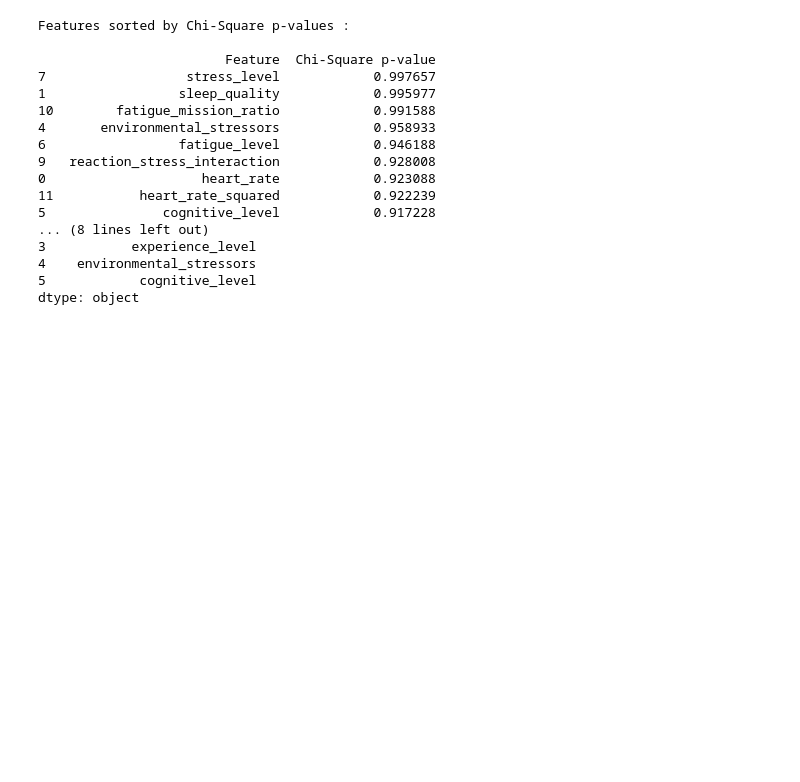
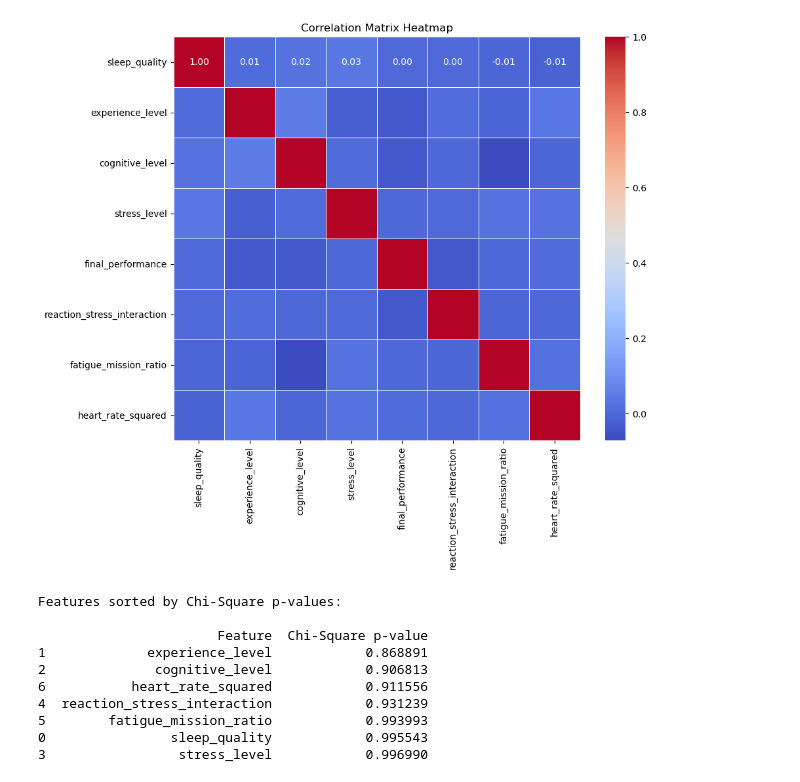
Before and after one commit to irdinaaase/human_fighter_pilot, a Jupyter notebook: chi_square_feature_selection/pilot_jet_fighter_diff_feature_engineering_2.ipynb, the cells around one changed output. Saved outputs shown, nothing was run; the diff lists cells and outputs as text; code cells hidden in the pictures; blank space fills up the shorter version.

```diff
--- a/chi_square_feature_selection/pilot_jet_fighter_diff_feature_engineering_2.ipynb
+++ b/chi_square_feature_selection/pilot_jet_fighter_diff_feature_engineering_2.ipynb
@@ -17,6 +30,9 @@ df.fillna(df.median(), inplace=True)
 df['reaction_stress_interaction'] = df['time_reaction'] * df['environmental_stressors']
 df['fatigue_mission_ratio'] = df['fatigue_level'] / (df['mission_complexity'] + 1)
 df['heart_rate_squared'] = df['heart_rate'] ** 2
+
+# Remove the used current features to avoid multicollinearity
+df.drop(columns=['time_reaction', 'environmental_stressors', 'fatigue_level', 'mission_complexity', 'heart_rate'], inplace=True)
 
 # Reclassify 'final_performance' into three categories
 def classify_performance(value):
@@ -28,10 +44,26 @@ def classify_performance(value):
         return 2  # Expert
 
 df['final_performance'] = df['final_performance'].apply(classify_performance)
+# %%
+import seaborn as sns
+import matplotlib.pyplot as plt
+
+# Compute the correlation matrix
+corr_matrix = df.corr()
+
+# Plot the heatmap
+plt.figure(figsize=(10, 8))
+sns.heatmap(corr_matrix, annot=True, cmap='coolwarm', fmt=".2f", linewidths=0.5)
+plt.title("Correlation Matrix Heatmap")
+plt.show()
+# %% [output]
+[figure, added]
 # %%
 # Use the cleaned data (data_cleaned) for Chi-Square test
 from sklearn.feature_selection import SelectKBest, chi2
 from sklearn.preprocessing import MinMaxScaler
+import pandas as pd
+import numpy as np
 from scipy import stats
 
 X = df.drop(columns=['final_performance'])  # Correct column name
@@ -60,33 +92,22 @@ p_values_df = pd.DataFrame({
 })
 
 # Sort the features by p-value (ascending order)
-p_values_df_sorted = p_values_df.sort_values(by='Chi-Square p-value', ascending=False)
+p_values_df_sorted = p_values_df.sort_values(by='Chi-Square p-value', ascending=True)
 
 # Print the sorted features by their Chi-Square p-value
-print("\nFeatures sorted by Chi-Square p-values :\n")
+print("\nFeatures sorted by Chi-Square p-values:\n")
 print(p_values_df_sorted)
-
-# Display the selected features based on Chi-Square test
-selected_features = pd.Series(X.columns[chi2_selector.get_support()]).head(6)
-print(f"\nSelected features based on Chi-Square test:\n {selected_features} ")
 # %% [output]
-Features sorted by Chi-Square p-values :
+Features sorted by Chi-Square p-values:
 
-                        Feature  Chi-Square p-value
-7                  stress_level            0.997657
-1                 sleep_quality            0.995977
-10        fatigue_mission_ratio            0.991588
-4       environmental_stressors            0.958933
-6                 fatigue_level            0.946188
-9   reaction_stress_interaction            0.928008
-0                    heart_rate            0.923088
-11           heart_rate_squared            0.922239
-5               cognitive_level            0.917228
-... (8 lines left out)
-3           experience_level
-4    environmental_stressors
-5            cognitive_level
-dtype: object
+                       Feature  Chi-Square p-value
+1             experience_level            0.868891
+2              cognitive_level            0.906813
+6           heart_rate_squared            0.911556
+4  reaction_stress_interaction            0.931239
+5        fatigue_mission_ratio            0.993993
+0                sleep_quality            0.995543
+3                 stress_level            0.996990
 # %%
 from imblearn.over_sampling import SMOTE
 from collections import Counter
```
Also changed, not shown: parts of 4 cells of this notebook.
